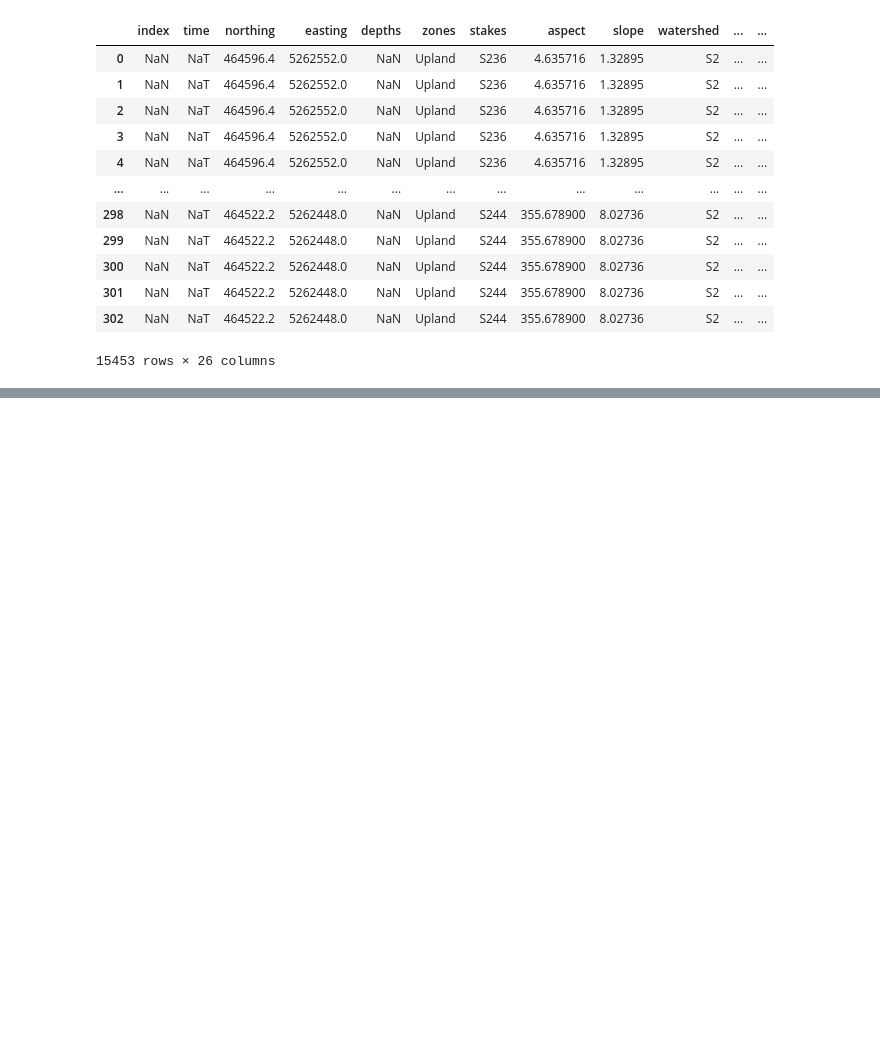
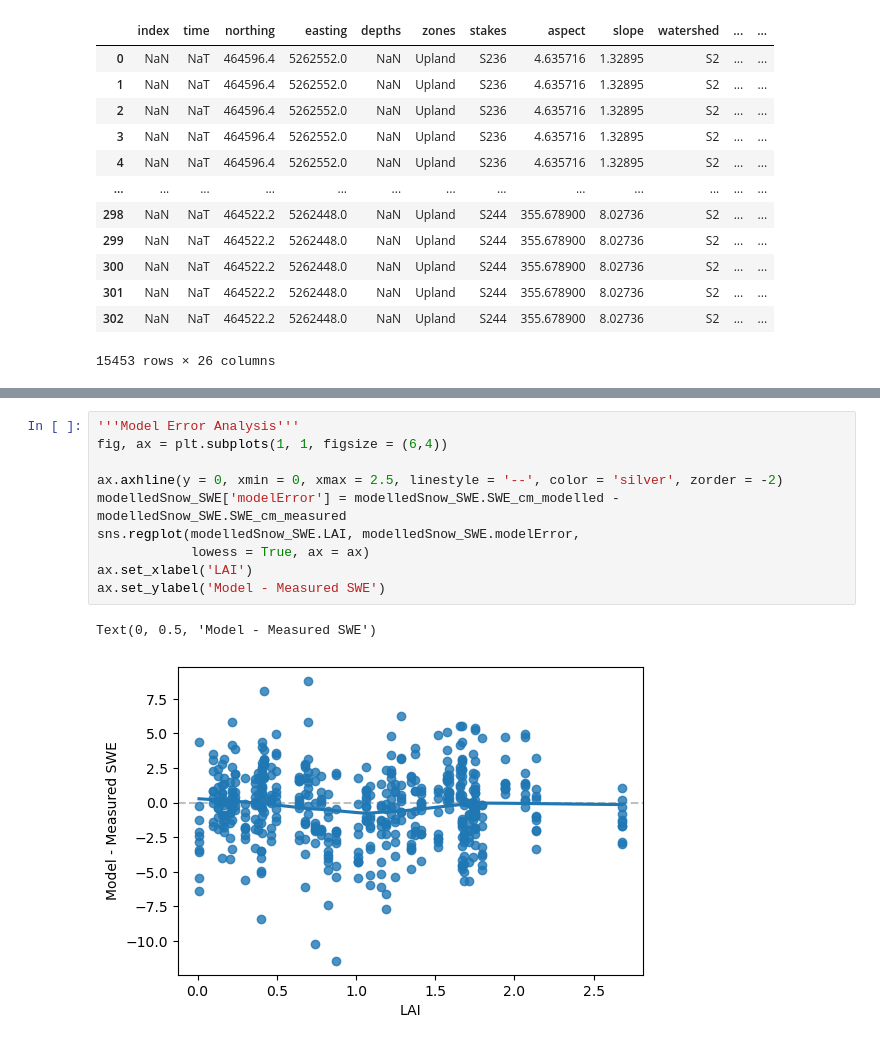
Before and after one commit to mwdjones/mef-snowhydro, a Jupyter notebook: Data and Codes/02_snowmeltanalysis.ipynb, the cells around one changed output, grey strips where cells are left out. Cells and saved outputs as stored; diff of their text form; blank space fills up the shorter version.

```diff
--- a/Data and Codes/02_snowmeltanalysis.ipynb
+++ b/Data and Codes/02_snowmeltanalysis.ipynb
@@ -305,0 +303,13 @@ for i in range(0, len(stakes)):
+# %%
+'''Model Error Analysis'''
+fig, ax = plt.subplots(1, 1, figsize = (6,4))
+
+ax.axhline(y = 0, xmin = 0, xmax = 2.5, linestyle = '--', color = 'silver', zorder = -2)
+modelledSnow_SWE['modelError'] = modelledSnow_SWE.SWE_cm_modelled - modelledSnow_SWE.SWE_cm_measured
+sns.regplot(modelledSnow_SWE.LAI, modelledSnow_SWE.modelError,
+            lowess = True, ax = ax)
+ax.set_xlabel('LAI')
+ax.set_ylabel('Model - Measured SWE')
+# %% [output]
+Text(0, 0.5, 'Model - Measured SWE')
+[figure, added]
```
Also changed, not shown: parts of 49 cells of this notebook, 52 other files.
